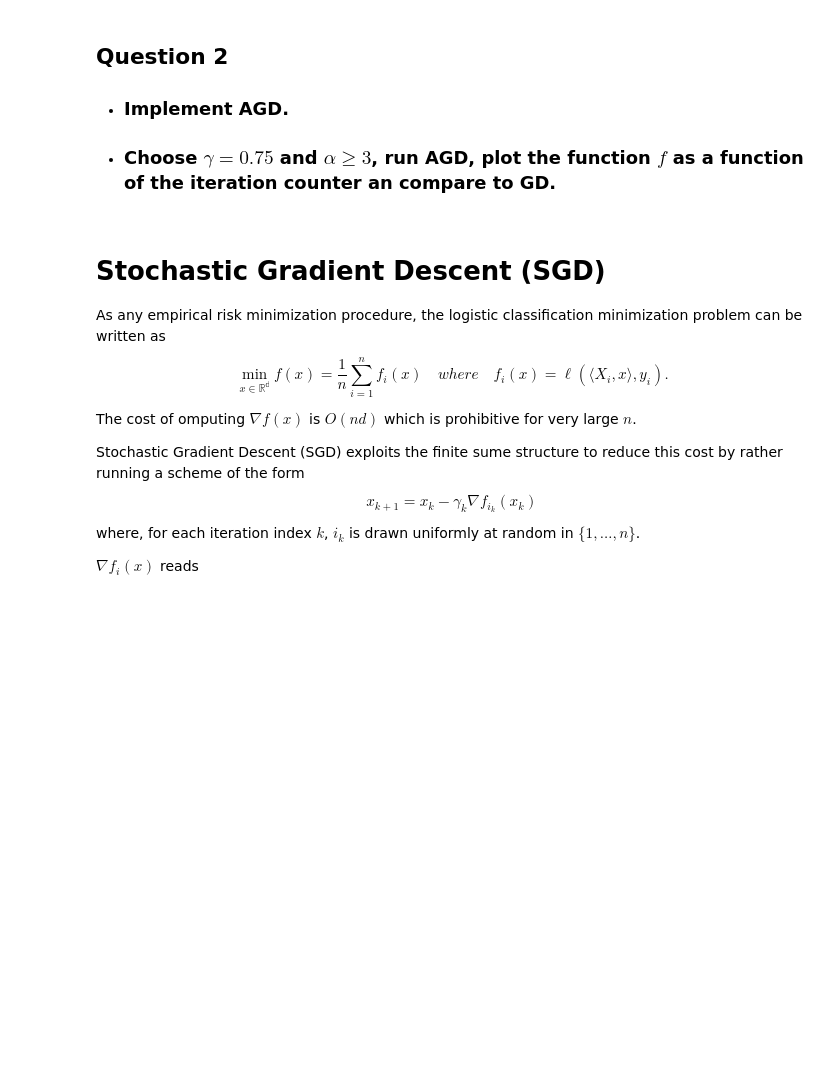
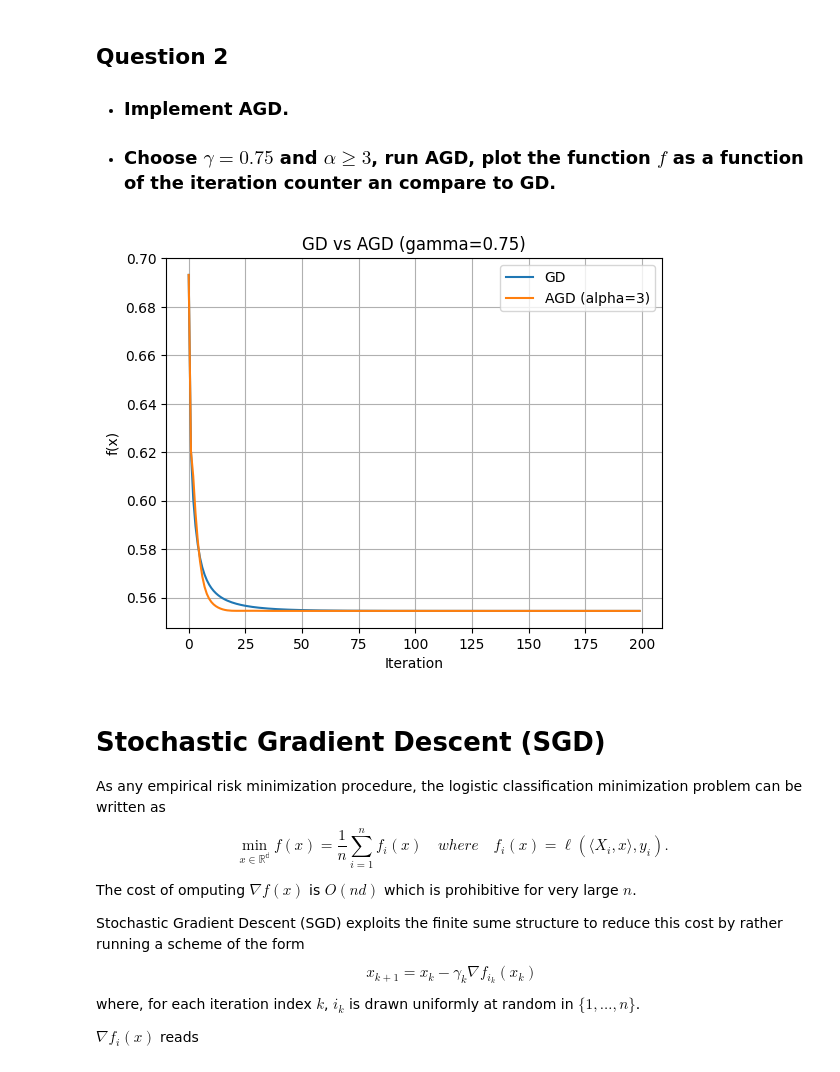
Before and after one commit to 1MrazorT1/Optimisation-stochastique-pour-l-apprentissage, a Jupyter notebook: TP Classification logistique/classif_sgd.ipynb, the cells around one changed output. Saved outputs shown, nothing was run; the diff lists cells and outputs as text; code cells hidden in the pictures; blank space fills up the shorter version.

```diff
--- a/TP Classification logistique/classif_sgd.ipynb
+++ b/TP Classification logistique/classif_sgd.ipynb
@@ -150,3 +166,37 @@ $$
+# %%
+## Insert your code here.
+def AGD(X, y, gamma=0.75, alpha=3.0, n_iter=200, x0=np.zeros((d, 1))):
+    n, d = X.shape
+    x_prev = x0.copy()
+    x = x_prev.copy()
+    f_hist = np.zeros(n_iter)
+    for k in range(n_iter):
+        f_hist[k] = f(x, X, y)
+        if k == 0:
+            z = x
+        else:
+            z = x + (1 - alpha / (k+1)) * (x - x_prev)
+        g = nablaf(z, X, y)
+        x_next = z - gamma * g
+        x_prev = x
+        x = x_next
+    return x, f_hist
+# %%
+gamma = 0.75
+alpha = 3.0
+n_iter = 200
+x_gd, f_gd = GD(X, y, gamma=gamma, n_iter=n_iter)
+x_agd, f_agd = AGD(X, y, gamma=gamma, alpha=alpha, n_iter=n_iter)
+plt.plot(f_gd, label='GD')
+plt.plot(f_agd, label='AGD (alpha=3)')
+plt.xlabel("Iteration")
+plt.ylabel("f(x)")
+plt.title("GD vs AGD (gamma=0.75)")
+plt.grid(True)
+plt.legend()
+plt.show()
+# %% [output]
+[figure, added]
 # %% [markdown]
 # Stochastic Gradient Descent (SGD)
 
```
Also changed, not shown: parts of 24 cells of this notebook.
